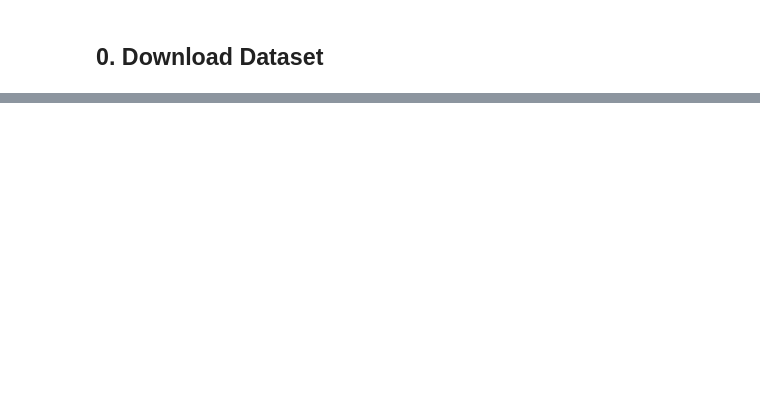
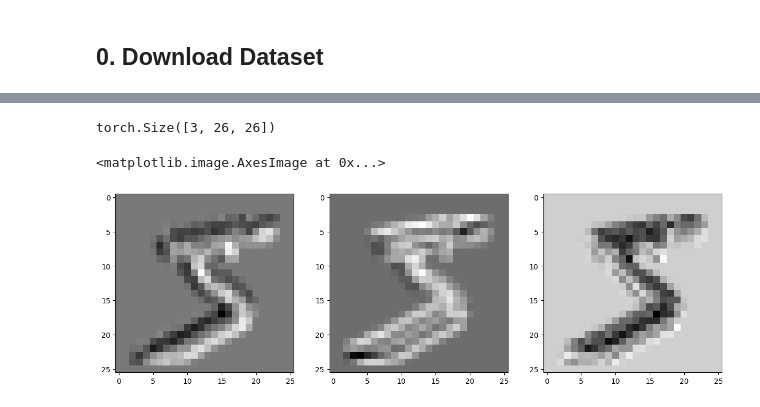
Before and after one commit to jdasam/mas1004, a Jupyter notebook: live_coding/7_cnn.ipynb, the cells around one changed output, grey strips where cells are left out. Drawn from its saved outputs; the diff is of its cells as text; code cells hidden in the pictures; blank space fills up the shorter version.

```diff
--- a/live_coding/7_cnn.ipynb
+++ b/live_coding/7_cnn.ipynb
@@ -29,0 +84,46 @@ test_data = dsets.MNIST(root = './data', train = False,
+# %%
+import torch.nn as nn
+class CnnKernel(nn.Module):
+  def __init__(self, output_ch=3, kernel_size=3):
+    super().__init__()
+    self.layer = nn.Linear(kernel_size*kernel_size*1, output_ch) # kernel_size is 3*3, input channel is 1
+    self.kernel_size = kernel_size
+    self.output_ch = output_ch
+
+  def forward(self, x):
+    # x: image tensor with shape of C x H x W
+    channel, height, width = x.shape
+
+    # output = []
+    output_size = (self.output_ch, height - self.kernel_size +1, width - self.kernel_size + 1)
+    output = torch.zeros(output_size)
+
+    for i in range(height - self.kernel_size + 1):
+      for j in range(width - self.kernel_size + 1):
+        sliced_x = x[:, i:i+self.kernel_size, j:j+self.kernel_size]
+        # flattened_x = sliced_x.flatten(1,2)
+        flattened_x = sliced_x.reshape(channel, -1)
+        sliced_out = self.layer(flattened_x)
+        # output.append(sliced_out)
+        output[:, i, j] = sliced_out
+    return  output
+
+kernel = CnnKernel()
+# kernel.layer
+# kernel.layer.weight.data = torch.Tensor([[1, 1, 1, 0, 0, 0, -1, -1, -1]])
+out = kernel(img)
+out.shape
+# %% [output]
+torch.Size([3, 26, 26])
+# %%
+plt.figure(figsize=(15, 5))
+
+plt.subplot(1, 3, 1)
+plt.imshow(out[0].detach())
+plt.subplot(1, 3, 2)
+plt.imshow(out[1].detach())
+plt.subplot(1, 3, 3)
+plt.imshow(out[2].detach())
+# %% [output]
+<matplotlib.image.AxesImage at 0x...>
+[figure, added]
```
Also changed, not shown: parts of 5 cells of this notebook.
